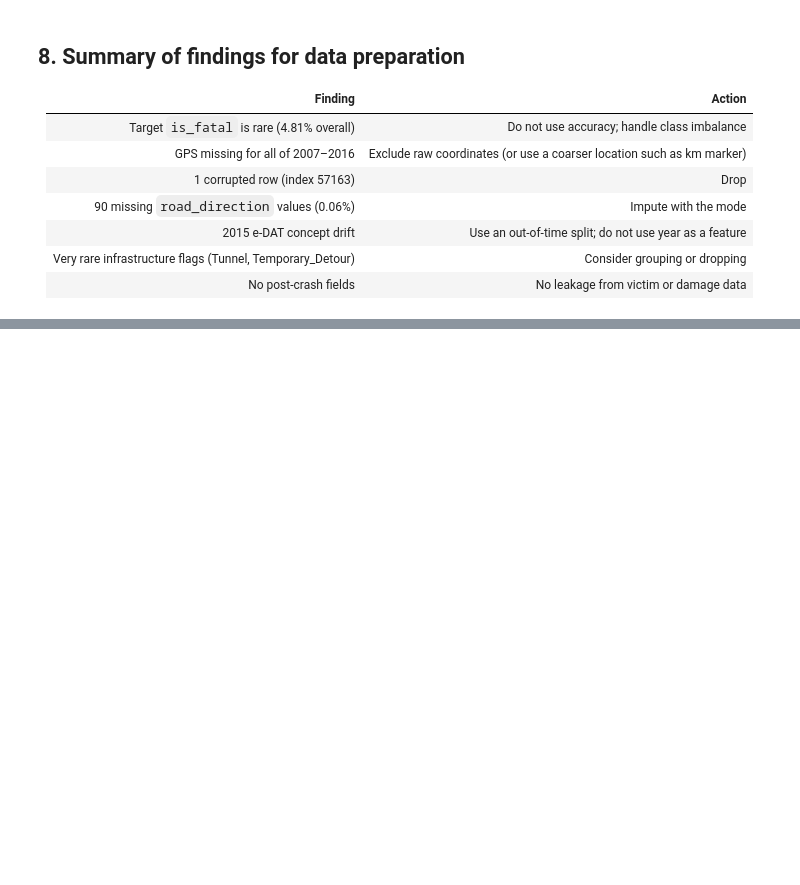
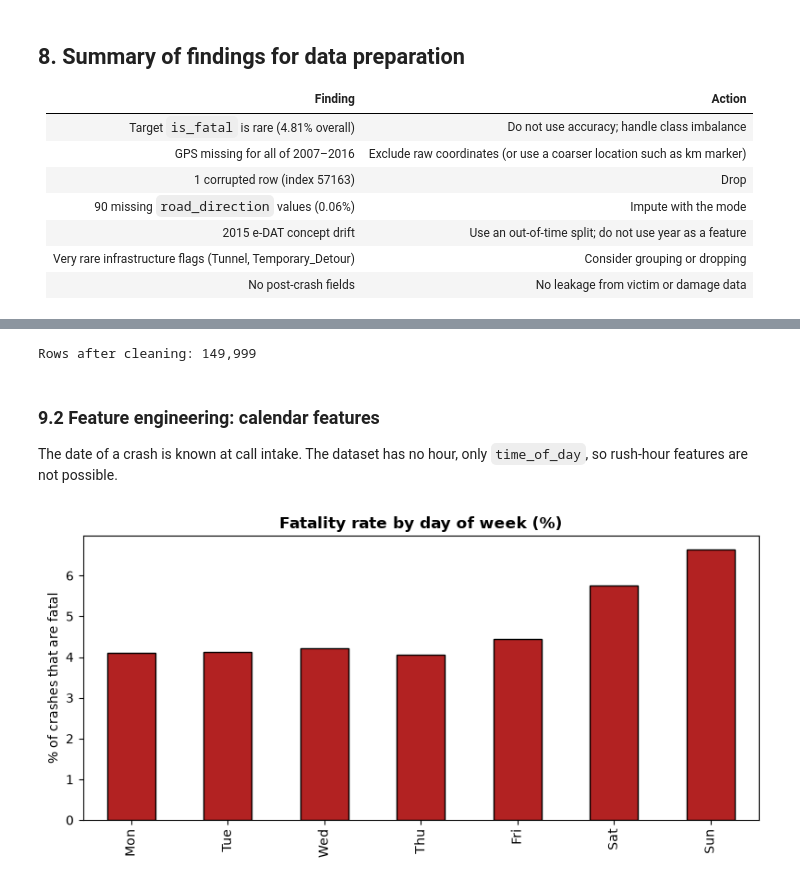
Before and after one commit to samuelbarrezueta/predictive-analytics-forecasting, a Jupyter notebook: notebooks/Task2_Data_Understanding_Preparation.ipynb, the cells around one changed output, grey strips where cells are left out. Cells and saved outputs as stored; diff of their text form; code cells hidden in the pictures; blank space fills up the shorter version.

```diff
--- a/notebooks/Task2_Data_Understanding_Preparation.ipynb
+++ b/notebooks/Task2_Data_Understanding_Preparation.ipynb
@@ -325,0 +352,27 @@ Cleaning, feature engineering and the out-of-time split (Train 2007–2021 · Va
+# %%
+prep = df.drop(index=corrupted_rows.index).drop(columns=["latitude", "longitude"])
+print(f"Rows after cleaning: {len(prep):,}")
+# %% [output]
+Rows after cleaning: 149,999
+# %% [markdown]
+### 9.2 Feature engineering: calendar features
+
+The date of a crash is known at call intake. The dataset has no hour, only `time_of_day`, so rush-hour features are not possible.
+# %%
+prep["day_of_week"] = prep["date"].dt.day_of_week  # 0 = Monday
+prep["is_weekend"] = (prep["day_of_week"] >= 5).astype(int)
+# Cyclical encoding: December and January are neighbours
+prep["month_sin"] = np.sin(2 * np.pi * prep["month"] / 12)
+prep["month_cos"] = np.cos(2 * np.pi * prep["month"] / 12)
+
+weekday_names = ["Mon", "Tue", "Wed", "Thu", "Fri", "Sat", "Sun"]
+rate_by_day = prep.groupby("day_of_week")["is_fatal"].mean() * 100
+rate_by_day.index = weekday_names
+
+ax = rate_by_day.plot(kind="bar", color="firebrick", edgecolor="black", figsize=(8, 4))
+ax.set_title("Fatality rate by day of week (%)", fontweight="bold")
+ax.set_ylabel("% of crashes that are fatal")
+plt.tight_layout()
+plt.show()
+# %% [output]
+[figure, added]
```
Also changed, not shown: parts of 21 cells of this notebook, 1 other file.
